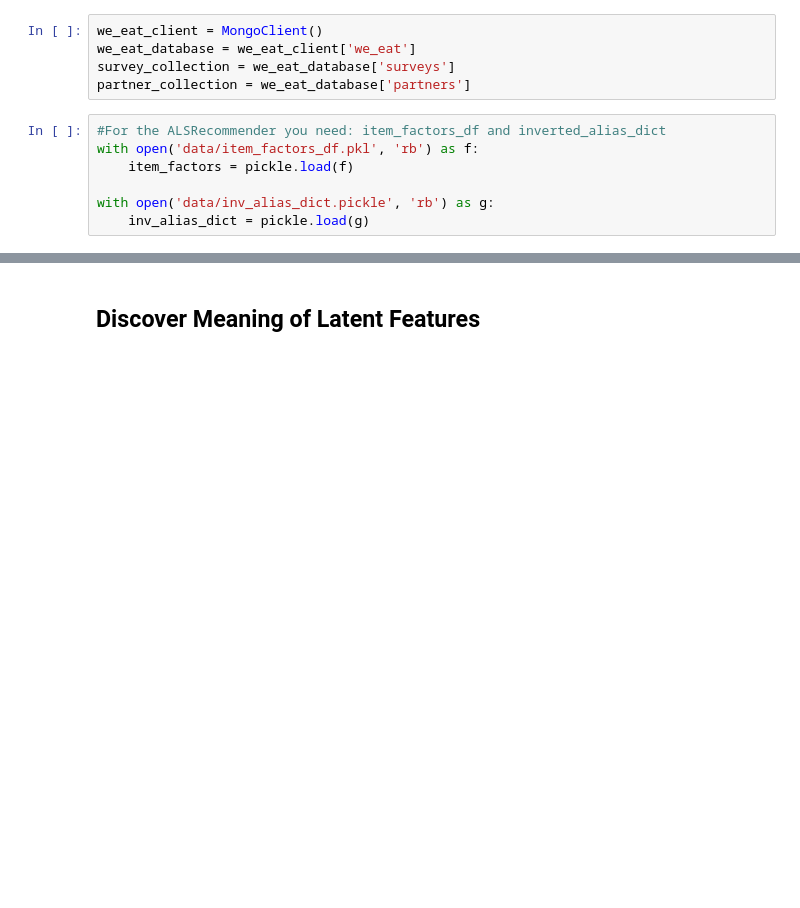
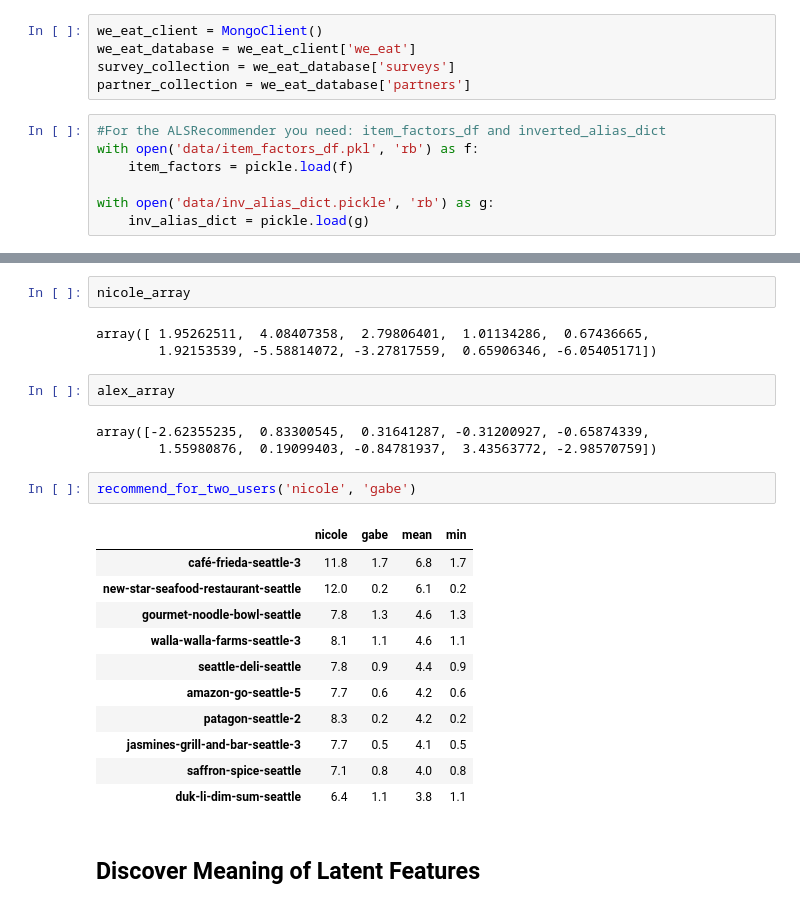
Before and after one commit to Gnishimura/We_Eat, a Jupyter notebook: a_to_z.ipynb, the cells around one changed output, grey strips where cells are left out. Cells and saved outputs as stored; diff of their text form; blank space fills up the shorter version.

```diff
--- a/a_to_z.ipynb
+++ b/a_to_z.ipynb
@@ -135,3 +303,27 @@ recommend_for_two_users('alex', 'gabe')
+# %%
+nicole_array
+# %% [output]
+array([ 1.95262511,  4.08407358,  2.79806401,  1.01134286,  0.67436665,
+        1.92153539, -5.58814072, -3.27817559,  0.65906346, -6.05405171])
+# %%
+alex_array
+# %% [output]
+array([-2.62355235,  0.83300545,  0.31641287, -0.31200927, -0.65874339,
+        1.55980876,  0.19099403, -0.84781937,  3.43563772, -2.98570759])
+# %%
+recommend_for_two_users('nicole', 'gabe')
+# %% [output]
+|  | nicole | gabe | mean | min |
+| café-frieda-seattle-3 | 11.8 | 1.7 | 6.8 | 1.7 |
+| new-star-seafood-restaurant-seattle | 12.0 | 0.2 | 6.1 | 0.2 |
+| gourmet-noodle-bowl-seattle | 7.8 | 1.3 | 4.6 | 1.3 |
+| walla-walla-farms-seattle-3 | 8.1 | 1.1 | 4.6 | 1.1 |
+| seattle-deli-seattle | 7.8 | 0.9 | 4.4 | 0.9 |
+| amazon-go-seattle-5 | 7.7 | 0.6 | 4.2 | 0.6 |
+| patagon-seattle-2 | 8.3 | 0.2 | 4.2 | 0.2 |
+| jasmines-grill-and-bar-seattle-3 | 7.7 | 0.5 | 4.1 | 0.5 |
+| saffron-spice-seattle | 7.1 | 0.8 | 4.0 | 0.8 |
+| duk-li-dim-sum-seattle | 6.4 | 1.1 | 3.8 | 1.1 |
 # %% [markdown]
 ## Discover Meaning of Latent Features
 # %%
```
Also changed, not shown: parts of 35 cells of this notebook.
